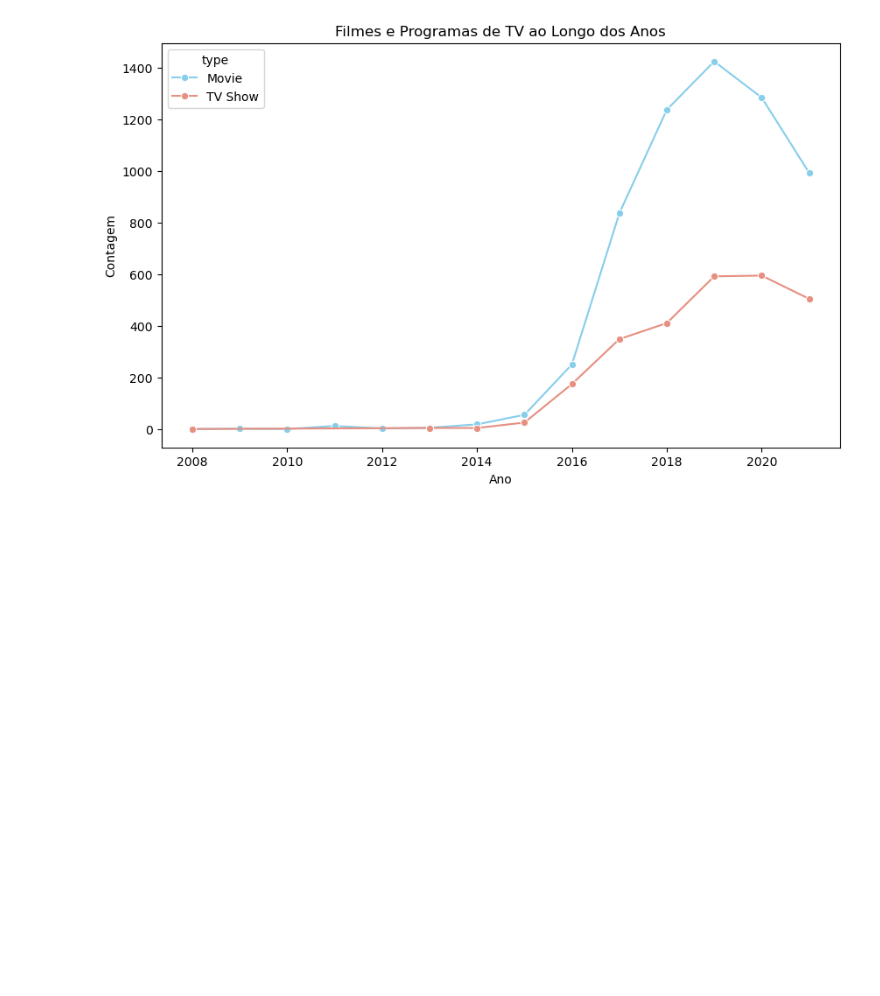
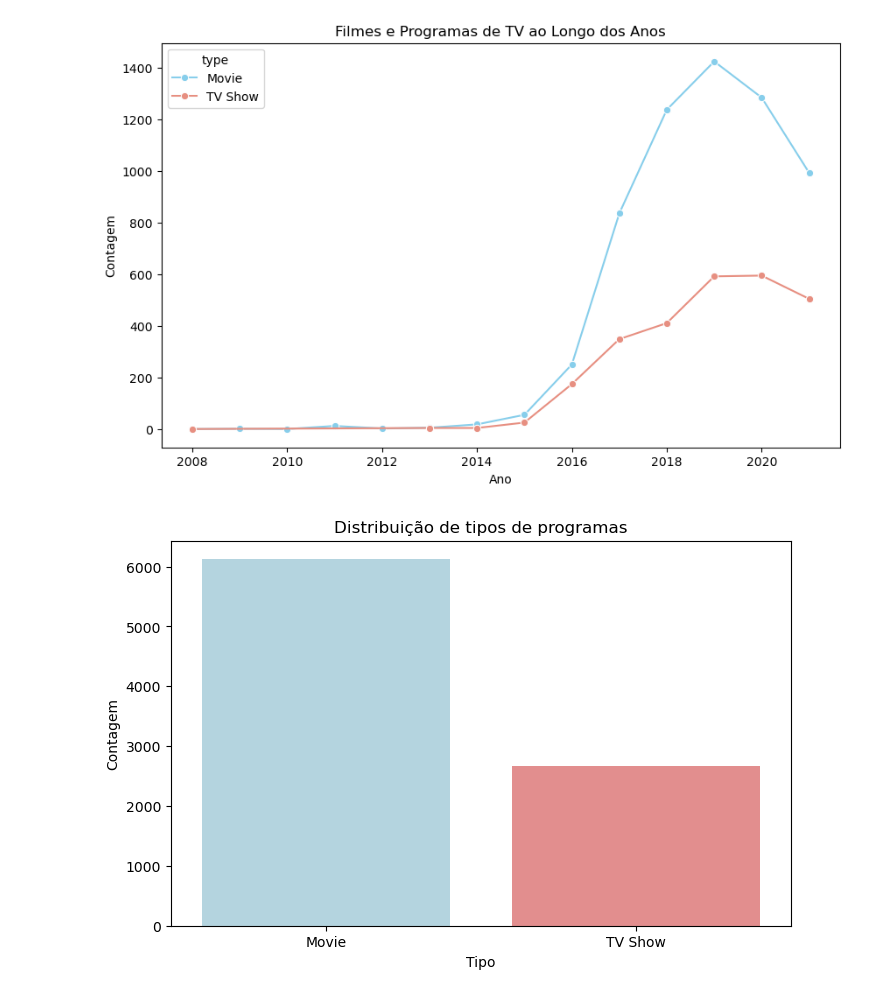
Before and after one commit to RodrigoD4v/Netflix_DataAnalysis, a Jupyter notebook: notebooks/netflix_data_analysis.ipynb, the cells around one changed output. Saved outputs shown, nothing was run; the diff lists cells and outputs as text; code cells hidden in the pictures; blank space fills up the shorter version.

Commit message:
Distribuição de tipos de programas

```diff
--- a/notebooks/netflix_data_analysis.ipynb
+++ b/notebooks/netflix_data_analysis.ipynb
@@ -167,3 +167,12 @@ plt.ylabel('Contagem')
 plt.show()
 # %% [output]
 [figure]
+# %%
+plt.figure(figsize=(8, 5))
+sns.barplot(x=df['type'].value_counts().index, y=df['type'].value_counts().values, hue = df['type'].value_counts().index, palette=['lightblue', 'lightcoral'])
+plt.title('Distribuição de tipos de programas')
+plt.xlabel('Tipo')
+plt.ylabel('Contagem')
+plt.show()
+# %% [output]
+[figure, added]
```
